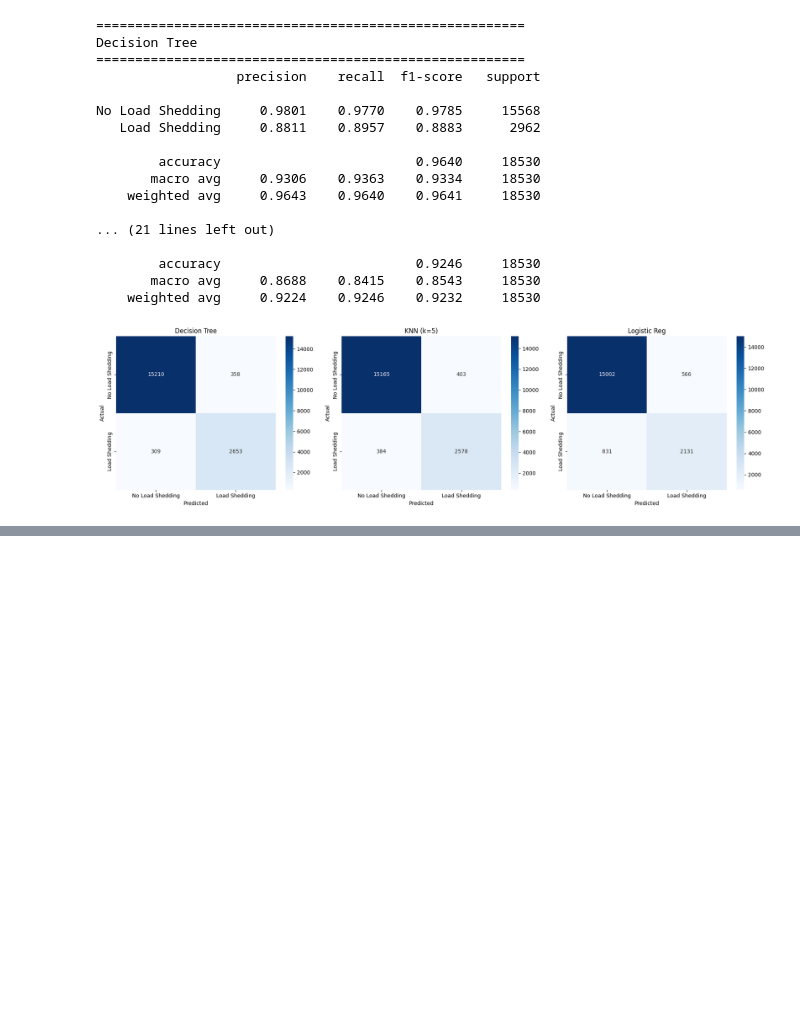
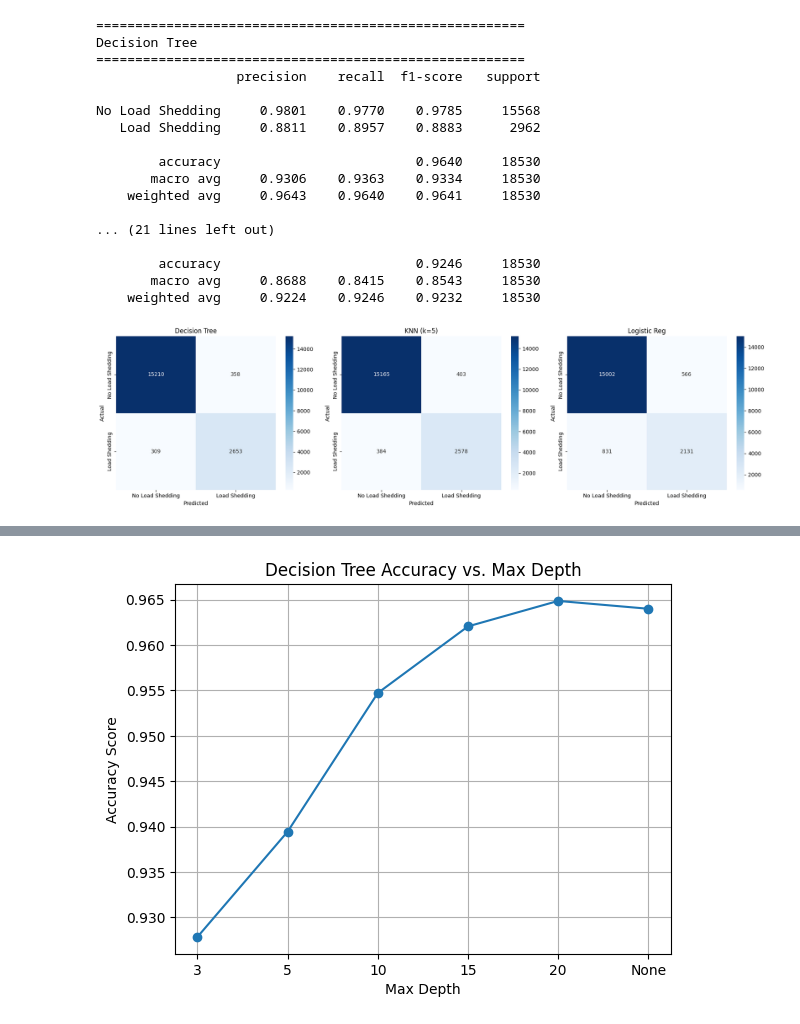
Before and after one commit to sabbirpuspo/LearningforMe, a Jupyter notebook: PGCB_BD.ipynb, the cells around one changed output, grey strips where cells are left out. Cells and saved outputs as stored; diff of their text form; code cells hidden in the pictures; blank space fills up the shorter version.

```diff
--- a/PGCB_BD.ipynb
+++ b/PGCB_BD.ipynb
@@ -229,0 +243,13 @@ plt.tight_layout(); plt.show()
+# %%
+# Line plots are for *ordered* data (time, index, sequence).
+# Plotting Decision Tree Accuracy vs. Max Depth from the dt_df results.
+scores = dt_df['Accuracy']
+
+fig, ax = plt.subplots()
+ax.plot(scores.index.astype(str), scores.values, marker='o') # Use index (max_depth) and values for plotting
+ax.set(title='Decision Tree Accuracy vs. Max Depth',
+       xlabel='Max Depth', ylabel='Accuracy Score')
+plt.grid(True)
+plt.show()
+# %% [output]
+[figure, added]
```
Also changed, not shown: parts of 3 cells of this notebook.
